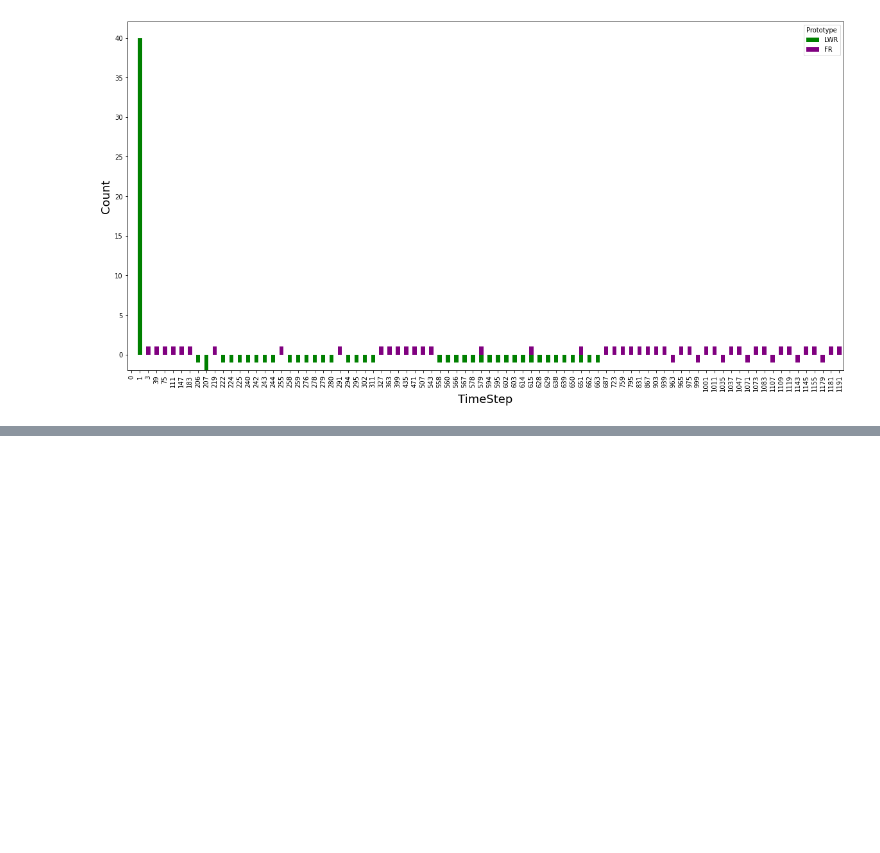
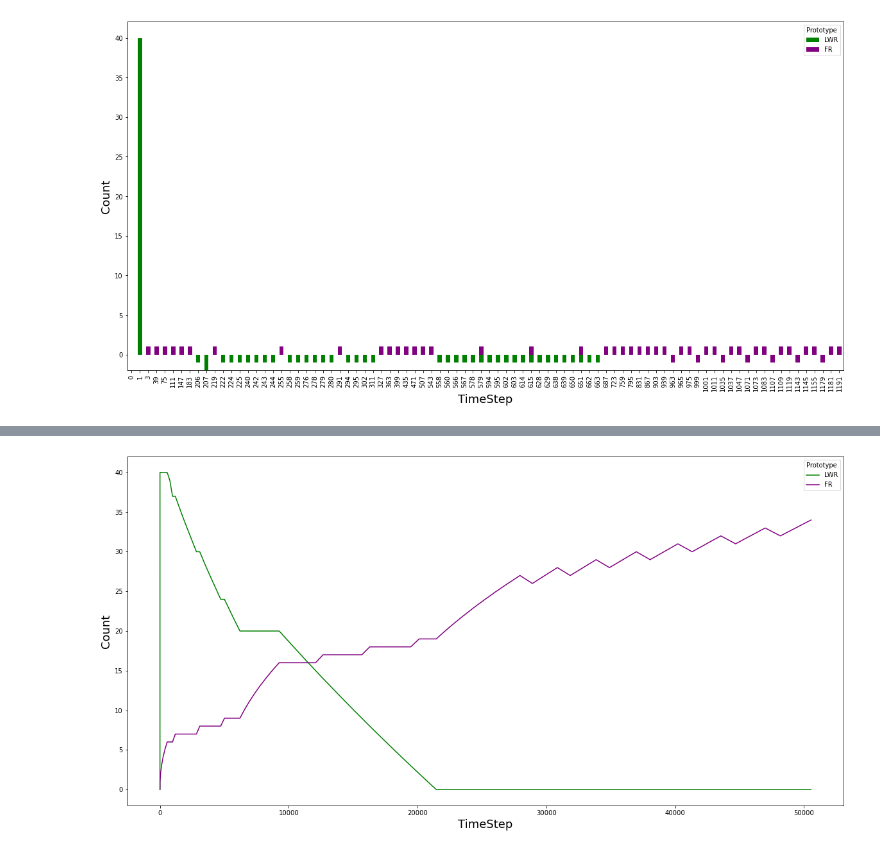
Before and after one commit to cyclus/cymetric, a Jupyter notebook: examples/agent_entryexit.ipynb, the cells around one changed output, grey strips where cells are left out. Cells and saved outputs as stored; diff of their text form; code cells hidden in the pictures; blank space fills up the shorter version.

Commit message:
added plotting cumulative prototype plot

```diff
--- a/examples/agent_entryexit.ipynb
+++ b/examples/agent_entryexit.ipynb
@@ -80,0 +88,21 @@ plt.show()
+# %%
+# get cumulative sums, then add _enter and _exit columns
+cum_cd = cd.cumsum()
+for rx in ['lwr','frx']:
+    cum_cd[str(rx) + '_total'] = cum_cd[str(rx)+'_enter'] + cum_cd[str(rx)+'_exit']
+# %%
+#Plotting facilities of interst: lwr and frx
+colors = ['green','purple']
+ax = cum_cd[['Time','lwr_total','frx_total']].plot(x='Time',figsize=(20,10), \
+                                               legend=False, color=colors)
+l = plt.legend()
+l.get_texts()[0].set_text('LWR')
+l.get_texts()[1].set_text('FR')
+l.set_title('Prototype')
+#cd[['Time', 'lwr_exit','frx_exit']].plot.bar(x='Time', ax=ax, figsize=(20,10),stacked=True, \
+#                                               legend=False, color=colors)
+plt.xlabel(r'TimeStep',fontsize=18); plt.ylabel(r'Count',fontsize=18)
+plt.show()
+#plt.savefig('cumulative_ex.png')
+# %% [output]
+[figure, added]
```
Also changed, not shown: parts of 8 cells of this notebook, 1 other file.
